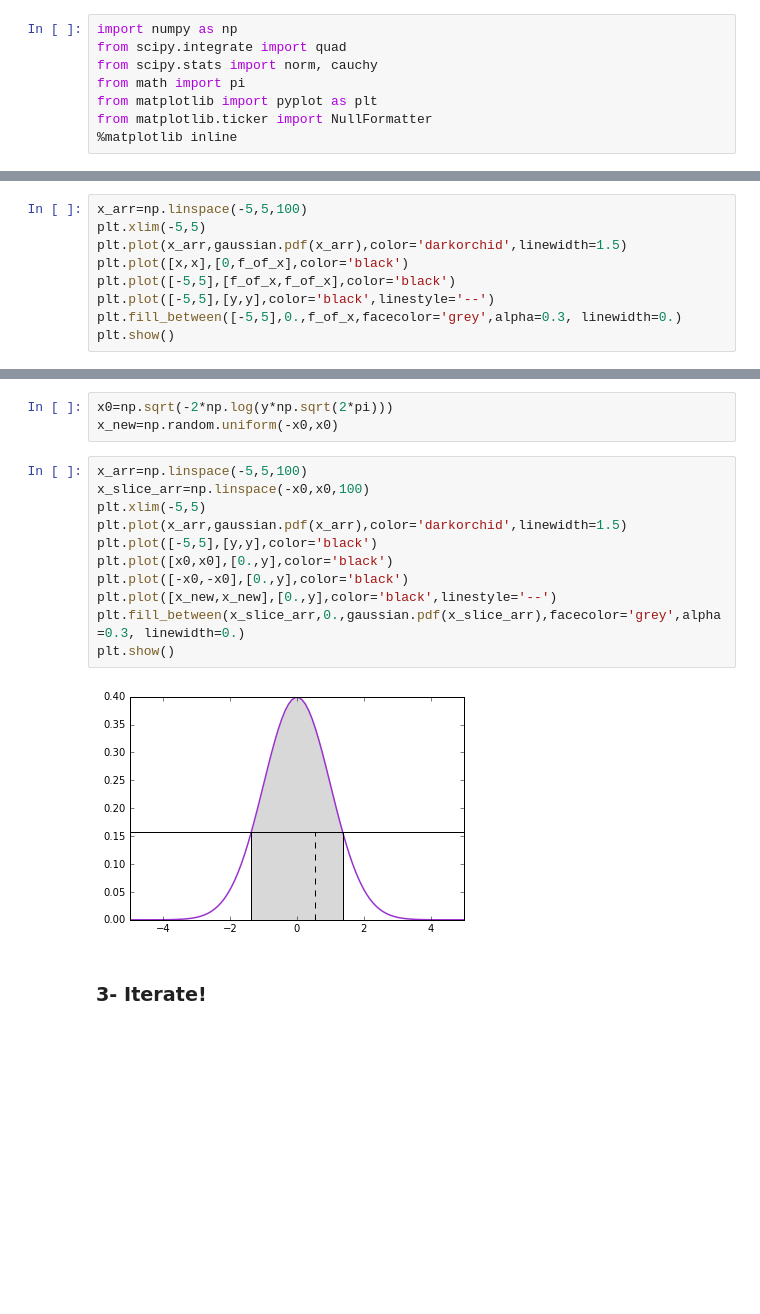
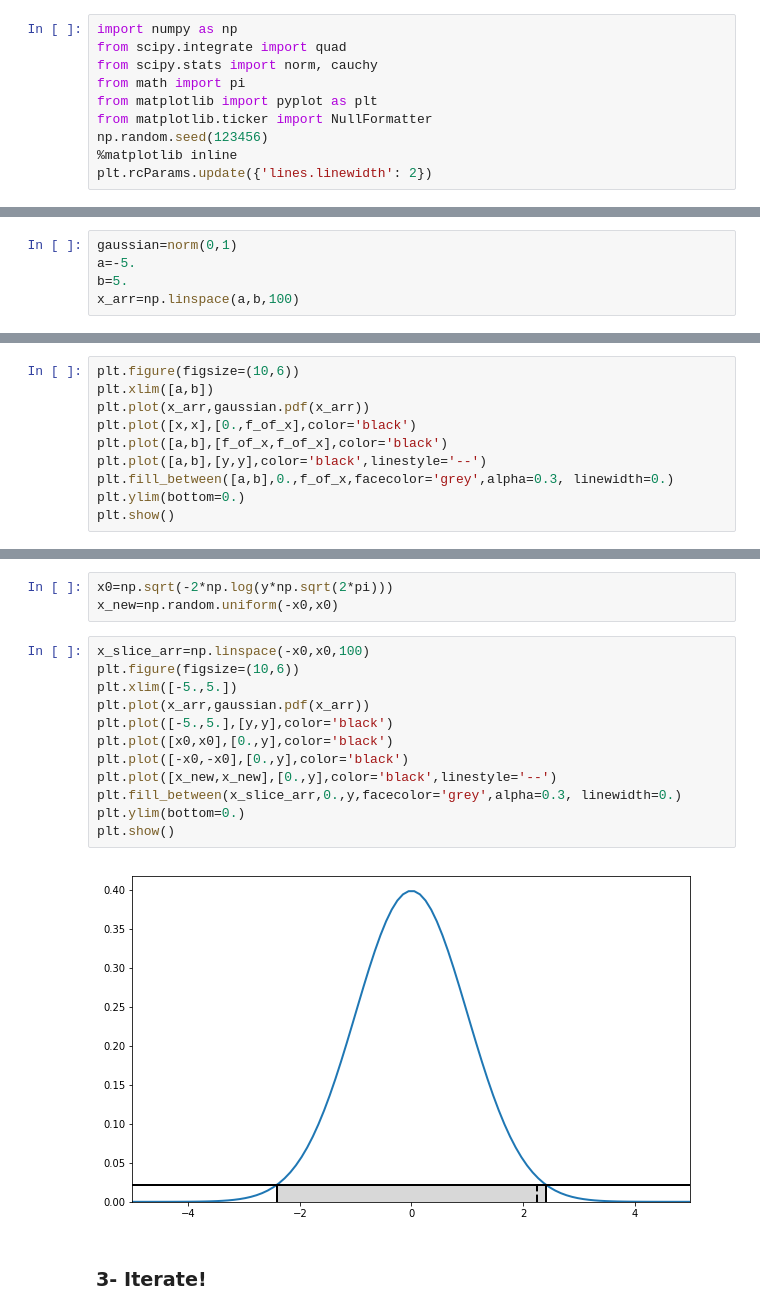
Before and after one commit to florent-leclercq/Bayes_InfoTheory, a Jupyter notebook: MCMC_Slice.ipynb, the cells around one changed output, grey strips where cells are left out. Cells and saved outputs as stored; diff of their text form; blank space fills up the shorter version.

```diff
--- a/MCMC_Slice.ipynb
+++ b/MCMC_Slice.ipynb
@@ -11,7 +11,14 @@ from scipy.stats import norm, cauchy
 from math import pi
 from matplotlib import pyplot as plt
 from matplotlib.ticker import NullFormatter
+np.random.seed(123456)
 %matplotlib inline
+plt.rcParams.update({'lines.linewidth': 2})
 # %% [markdown]
 ## Slice sampling tutorial
+# %%
+gaussian=norm(0,1)
+a=-5.
+b=5.
+x_arr=np.linspace(a,b,100)
 # %% [markdown]
@@ -24,12 +30,13 @@ x=1.3
 f_of_x=gaussian.pdf(x)
 y=np.random.uniform(0.,f_of_x)
 # %%
-x_arr=np.linspace(-5,5,100)
-plt.xlim(-5,5)
-plt.plot(x_arr,gaussian.pdf(x_arr),color='darkorchid',linewidth=1.5)
-plt.plot([x,x],[0,f_of_x],color='black')
-plt.plot([-5,5],[f_of_x,f_of_x],color='black')
-plt.plot([-5,5],[y,y],color='black',linestyle='--')
-plt.fill_between([-5,5],0.,f_of_x,facecolor='grey',alpha=0.3, linewidth=0.)
+plt.figure(figsize=(10,6))
+plt.xlim([a,b])
+plt.plot(x_arr,gaussian.pdf(x_arr))
+plt.plot([x,x],[0.,f_of_x],color='black')
+plt.plot([a,b],[f_of_x,f_of_x],color='black')
+plt.plot([a,b],[y,y],color='black',linestyle='--')
+plt.fill_between([a,b],0.,f_of_x,facecolor='grey',alpha=0.3, linewidth=0.)
+plt.ylim(bottom=0.)
 plt.show()
 # %% [output]
@@ -42,18 +49,19 @@ We draw y uniformly in the "slice" where $f(x)\geq y$. In the case of the Gaussi
 x0=np.sqrt(-2*np.log(y*np.sqrt(2*pi)))
 x_new=np.random.uniform(-x0,x0)
 # %%
-x_arr=np.linspace(-5,5,100)
 x_slice_arr=np.linspace(-x0,x0,100)
-plt.xlim(-5,5)
-plt.plot(x_arr,gaussian.pdf(x_arr),color='darkorchid',linewidth=1.5)
-plt.plot([-5,5],[y,y],color='black')
+plt.figure(figsize=(10,6))
+plt.xlim([-5.,5.])
+plt.plot(x_arr,gaussian.pdf(x_arr))
+plt.plot([-5.,5.],[y,y],color='black')
 plt.plot([x0,x0],[0.,y],color='black')
 plt.plot([-x0,-x0],[0.,y],color='black')
 plt.plot([x_new,x_new],[0.,y],color='black',linestyle='--')
-plt.fill_between(x_slice_arr,0.,gaussian.pdf(x_slice_arr),facecolor='grey',alpha=0.3, linewidth=0.)
+plt.fill_between(x_slice_arr,0.,y,facecolor='grey',alpha=0.3, linewidth=0.)
+plt.ylim(bottom=0.)
 plt.show()
 # %% [output]
-[figure, old version]
+[figure, new version]
 # %% [markdown]
 ### 3- Iterate!
 # %%
```
Also changed, not shown: parts of 20 cells of this notebook, 1 other file.
